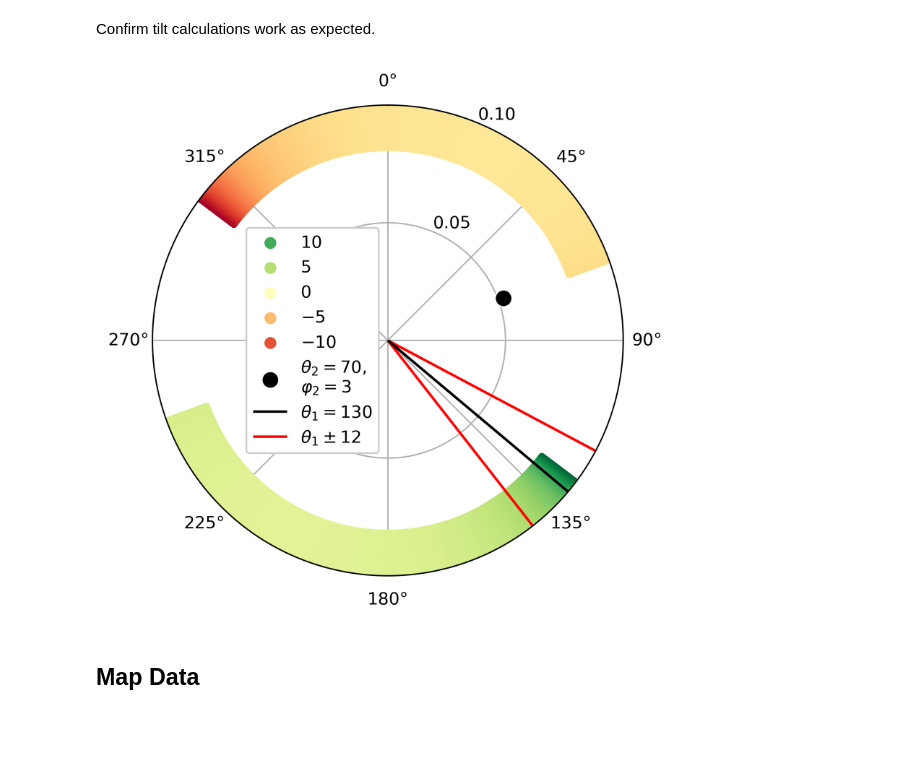
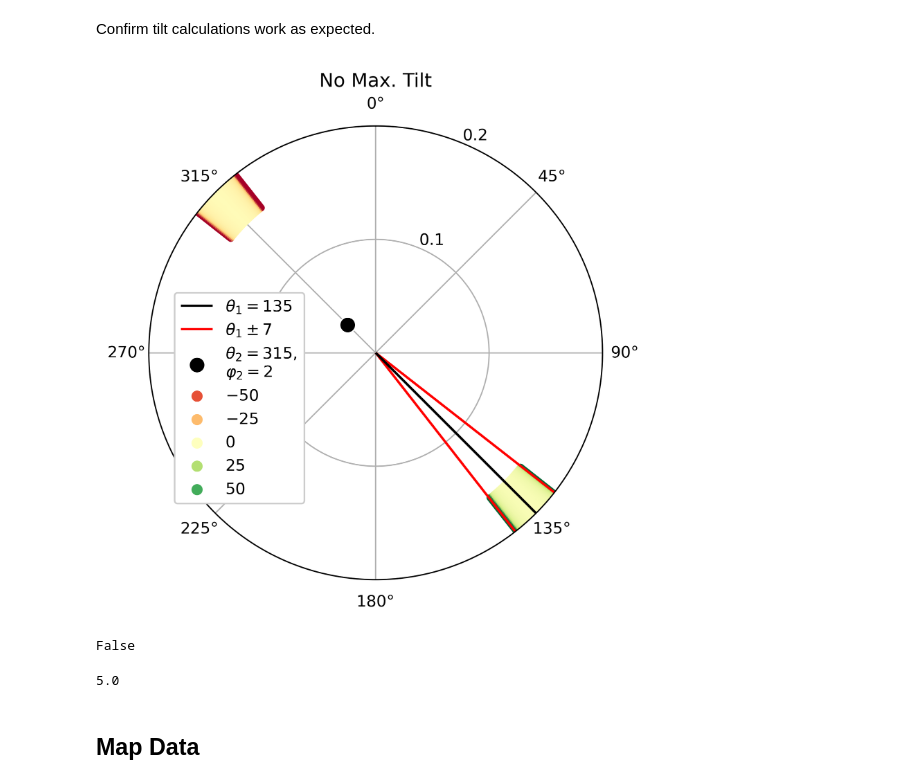
Before and after one commit to hernypeterson/thesis, a Jupyter notebook: code_with_import.ipynb, the cells around one changed output. Saved outputs shown, nothing was run; the diff lists cells and outputs as text; code cells hidden in the pictures; blank space fills up the shorter version.

Commit message:
nice figures

```diff
--- a/code_with_import.ipynb
+++ b/code_with_import.ipynb
@@ -26,18 +26,35 @@ def save_pdf(name: str = 'plot'):
     plt.savefig(f'figures/{name}.pdf')
 # %% [markdown]
 Confirm tilt calculations work as expected.
-# %%
-paleo_azimuth_uncertainty = 12
-
-td.tilt_check(
-    test_az1=130,
-    test_az2=70,
-    test_sl2=3,
-    paleo_azimuth_uncertainty=paleo_azimuth_uncertainty,
-    max_abs_tilt=15,
-    legend_position=(.34, .5),
-    plot_radius=.1
-)
-#td.tilt_check(az1=130, az2=230, sl2=2, legend_position=(0.34, 0.7))
-# %% [output]
-[figure, removed]
+# %%
+td.tilt_check(
+    test_az1=135,
+    test_az2=315,
+    test_sl2=2,
+    paleo_azimuth_uncertainty=7,
+    max_abs_tilt=360,
+    legend_position=(.2, .4),
+    plot_radius=.2,
+    # example_bearing=200,
+    # full_tilt=False
+    plot_resolution=4
+)
+
+plt.title('No Max. Tilt')
+
+# save_pdf(name='methods/tilt-check-blank') # just attitude
+# save_pdf(name='methods/tilt-check-example') # with example tilt
+# save_pdf(name='methods/tilt-check-example-rim') # with example tilt legend_position=(.3, .5)
+# save_pdf(name='methods/tilt-check-rim') # with example tilt
+
+# save_pdf(name='methods/tilt-behavior-high-max')
+# save_pdf(name='methods/tilt-behavior-non-discordant')
+# save_pdf(name='methods/tilt-behavior-opposite')
+# save_pdf(name='methods/tilt-behavior-opposite-high-uncertainty')
+# %% [output]
+[figure, added]
+# %%
+a = np.array([0,0,0])
+a.any()
+# %% [output]
+False
@@ -44,3 +77,8 @@ td.tilt_check(
+# %%
+a = np.abs([np.nan, -5])
+np.nanmin(a)
+# %% [output]
+5.0
 # %% [markdown]
 ## Map Data
 # %%
```
Also changed, not shown: parts of 1 cell of this notebook, 5 other files.
